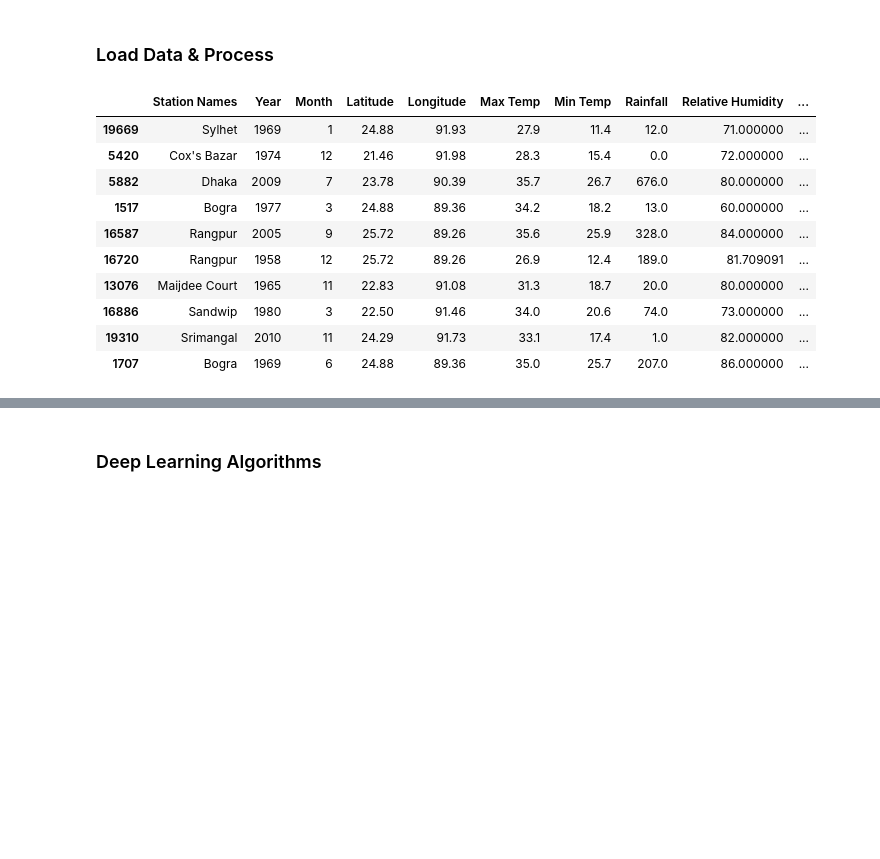
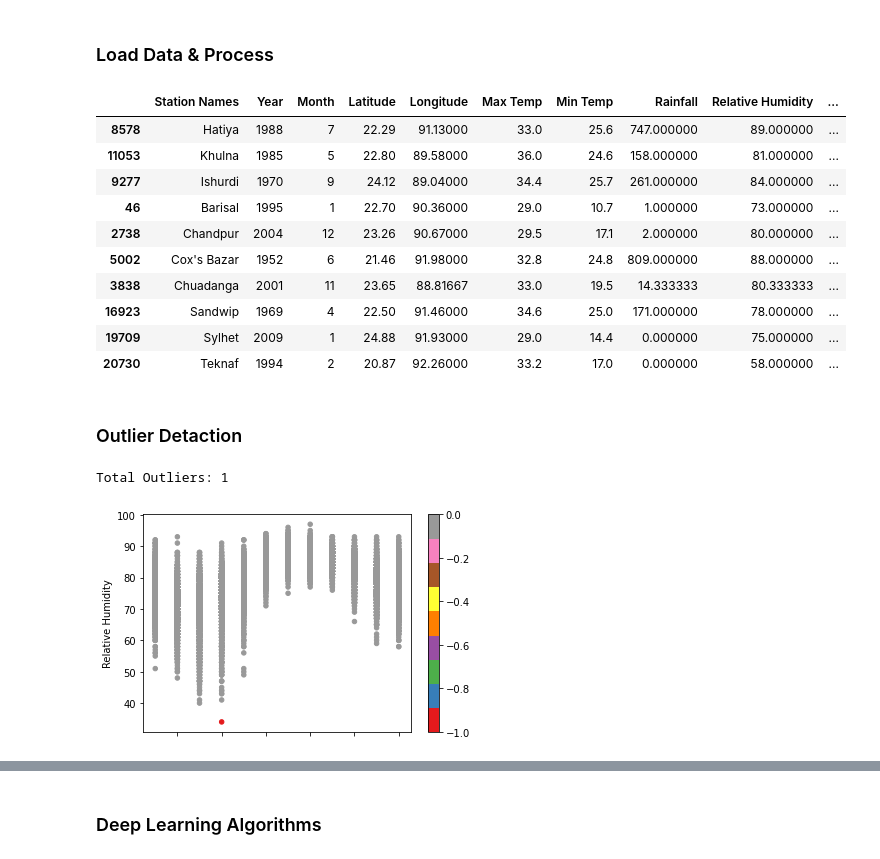
Before and after one commit to skoly/Weather-Forecasting-Data-Mining, a Jupyter notebook: Weather Forecasting.ipynb, the cells around one changed output, grey strips where cells are left out. Drawn from its saved outputs; the diff is of its cells as text; code cells hidden in the pictures; blank space fills up the shorter version.

```diff
--- a/Weather Forecasting.ipynb
+++ b/Weather Forecasting.ipynb
@@ -36,24 +38,37 @@ for val in min_max_scale(weather_dataframe[['Rainfall']].values):
     rainfall_percentage.append(round(val * 100))
 weather_dataframe['Rainfall Percentage'] = rainfall_percentage
 
-# define training data
-X = np.array(weather_dataframe[['Latitude', 'Longitude', 'Year', 'Month']].values)
-Y = np.array(weather_dataframe[['Min Temp', 'Max Temp', 'Rainfall', 'Relative Humidity', 'Wind Speed', 'Cloud Coverage', 'Bright Sunshine', 'Rainfall Percentage']].values)
-
-input_dim = X.shape[1]
-output_dim = Y.shape[1]
-x_train, x_test, y_train, y_test=train_test_split(X, Y, test_size=0.05)
-
 weather_dataframe.sample(n=10)
 # %% [output]
 |  | Station Names | Year | Month | Latitude | Longitude | Max Temp | Min Temp | Rainfall | Relative Humidity | ... |
-| 19669 | Sylhet | 1969 | 1 | 24.88 | 91.93 | 27.9 | 11.4 | 12.0 | 71.000000 | ... |
-| 5420 | Cox's Bazar | 1974 | 12 | 21.46 | 91.98 | 28.3 | 15.4 | 0.0 | 72.000000 | ... |
-| 5882 | Dhaka | 2009 | 7 | 23.78 | 90.39 | 35.7 | 26.7 | 676.0 | 80.000000 | ... |
-| 1517 | Bogra | 1977 | 3 | 24.88 | 89.36 | 34.2 | 18.2 | 13.0 | 60.000000 | ... |
-| 16587 | Rangpur | 2005 | 9 | 25.72 | 89.26 | 35.6 | 25.9 | 328.0 | 84.000000 | ... |
-| 16720 | Rangpur | 1958 | 12 | 25.72 | 89.26 | 26.9 | 12.4 | 189.0 | 81.709091 | ... |
-| 13076 | Maijdee Court | 1965 | 11 | 22.83 | 91.08 | 31.3 | 18.7 | 20.0 | 80.000000 | ... |
-| 16886 | Sandwip | 1980 | 3 | 22.50 | 91.46 | 34.0 | 20.6 | 74.0 | 73.000000 | ... |
-| 19310 | Srimangal | 2010 | 11 | 24.29 | 91.73 | 33.1 | 17.4 | 1.0 | 82.000000 | ... |
-| 1707 | Bogra | 1969 | 6 | 24.88 | 89.36 | 35.0 | 25.7 | 207.0 | 86.000000 | ... |
+| 8578 | Hatiya | 1988 | 7 | 22.29 | 91.13000 | 33.0 | 25.6 | 747.000000 | 89.000000 | ... |
+| 11053 | Khulna | 1985 | 5 | 22.80 | 89.58000 | 36.0 | 24.6 | 158.000000 | 81.000000 | ... |
+| 9277 | Ishurdi | 1970 | 9 | 24.12 | 89.04000 | 34.4 | 25.7 | 261.000000 | 84.000000 | ... |
+| 46 | Barisal | 1995 | 1 | 22.70 | 90.36000 | 29.0 | 10.7 | 1.000000 | 73.000000 | ... |
+| 2738 | Chandpur | 2004 | 12 | 23.26 | 90.67000 | 29.5 | 17.1 | 2.000000 | 80.000000 | ... |
+| 5002 | Cox's Bazar | 1952 | 6 | 21.46 | 91.98000 | 32.8 | 24.8 | 809.000000 | 88.000000 | ... |
+| 3838 | Chuadanga | 2001 | 11 | 23.65 | 88.81667 | 33.0 | 19.5 | 14.333333 | 80.333333 | ... |
+| 16923 | Sandwip | 1969 | 4 | 22.50 | 91.46000 | 34.6 | 25.0 | 171.000000 | 78.000000 | ... |
+| 19709 | Sylhet | 2009 | 1 | 24.88 | 91.93000 | 29.0 | 14.4 | 0.000000 | 75.000000 | ... |
+| 20730 | Teknaf | 1994 | 2 | 20.87 | 92.26000 | 33.2 | 17.0 | 0.000000 | 58.000000 | ... |
+# %% [markdown]
+### Outlier Detaction
+# %%
+# outlier detection for "Relative Humidity"
+outlier_detection = DBSCAN(
+    metric='euclidean', # euclidean method for distance calculation
+    eps=5, # maximum distance between two samples for one to be considered as in the neighborhood
+    min_samples=10 #number of samples in a neighborhood for a point to be considered as a core point
+)
+clusters = outlier_detection.fit_predict(weather_dataframe[['Relative Humidity']])
+weather_dataframe.plot.scatter(x='Month', y='Relative Humidity', c=clusters, cmap=cm.get_cmap('Set1'), colorbar=True)
+
+# clean outliers
+outlier_indexes = []
+for i in range(0, len(clusters)):
+    if clusters[i] != 0: outlier_indexes.append(i)
+weather_dataframe = weather_dataframe.drop(outlier_indexes)
+print('Total Outliers: ' + str(len(outlier_indexes)))
+# %% [output]
+Total Outliers: 1
+[figure, added]
```
Also changed, not shown: parts of 10 cells of this notebook, 1 other file.
